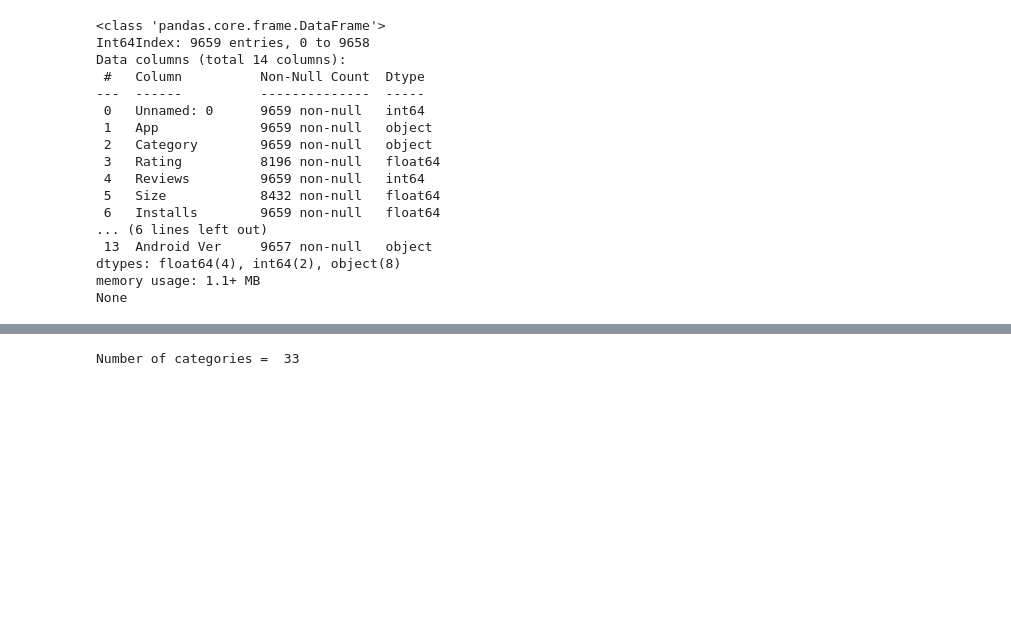
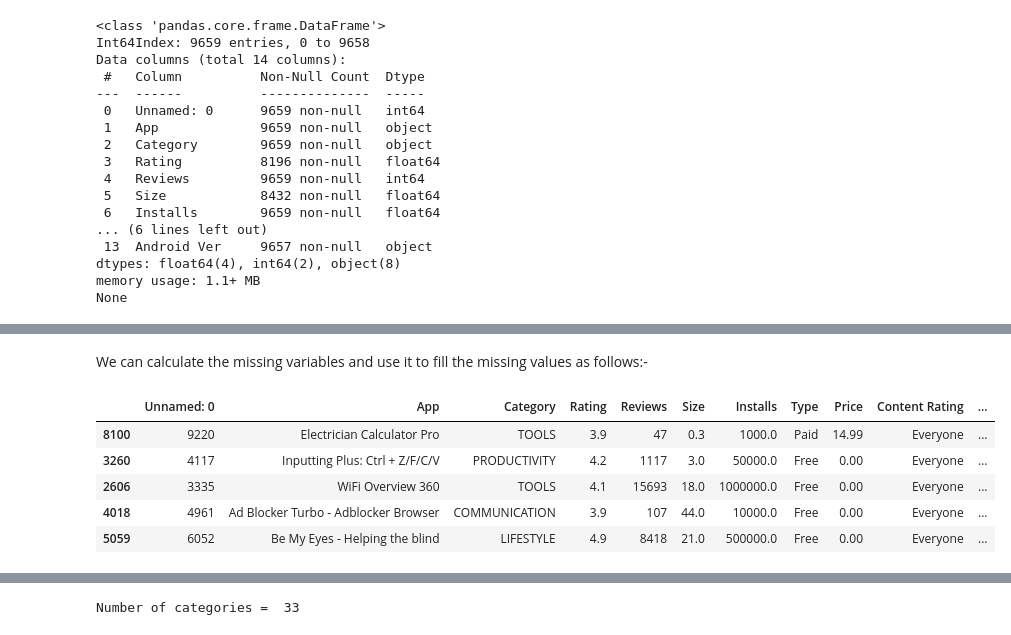
Before and after one commit to mariembencheikh/DataAnalysis_GooglePlay, a Jupyter notebook: notebook.ipynb, the cells around one changed output, grey strips where cells are left out. Saved outputs shown, nothing was run; the diff lists cells and outputs as text; code cells hidden in the pictures; blank space fills up the shorter version.

```diff
--- a/notebook.ipynb
+++ b/notebook.ipynb
@@ -143,0 +217,19 @@ None
+# %% [markdown]
+We can calculate the missing variables and use it to fill the missing values as follows:-
+# %%
+mean_rating= apps['Rating'].mean()
+apps['Rating'].fillna(mean_rating, inplace=True)
+apps['Rating']=round(apps['Rating'],2)
+# %%
+mean_rating= apps['Size'].mean()
+apps['Size'].fillna(mean_rating, inplace=True)
+apps['Size']=round(apps['Size'],2)
+# %%
+apps.sample(5)
+# %% [output]
+|  | Unnamed: 0 | App | Category | Rating | Reviews | Size | Installs | Type | Price | Content Rating | ... |
+| 8100 | 9220 | Electrician Calculator Pro | TOOLS | 3.9 | 47 | 0.3 | 1000.0 | Paid | 14.99 | Everyone | ... |
+| 3260 | 4117 | Inputting Plus: Ctrl + Z/F/C/V | PRODUCTIVITY | 4.2 | 1117 | 3.0 | 50000.0 | Free | 0.00 | Everyone | ... |
+| 2606 | 3335 | WiFi Overview 360 | TOOLS | 4.1 | 15693 | 18.0 | 1000000.0 | Free | 0.00 | Everyone | ... |
+| 4018 | 4961 | Ad Blocker Turbo - Adblocker Browser | COMMUNICATION | 3.9 | 107 | 44.0 | 10000.0 | Free | 0.00 | Everyone | ... |
+| 5059 | 6052 | Be My Eyes - Helping the blind | LIFESTYLE | 4.9 | 8418 | 21.0 | 500000.0 | Free | 0.00 | Everyone | ... |
```
Also changed, not shown: parts of 37 cells of this notebook.
